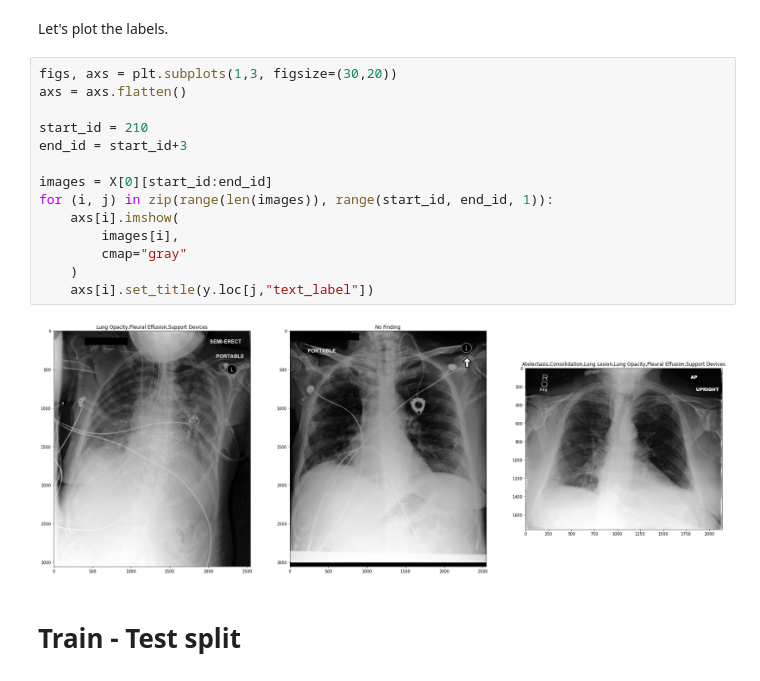
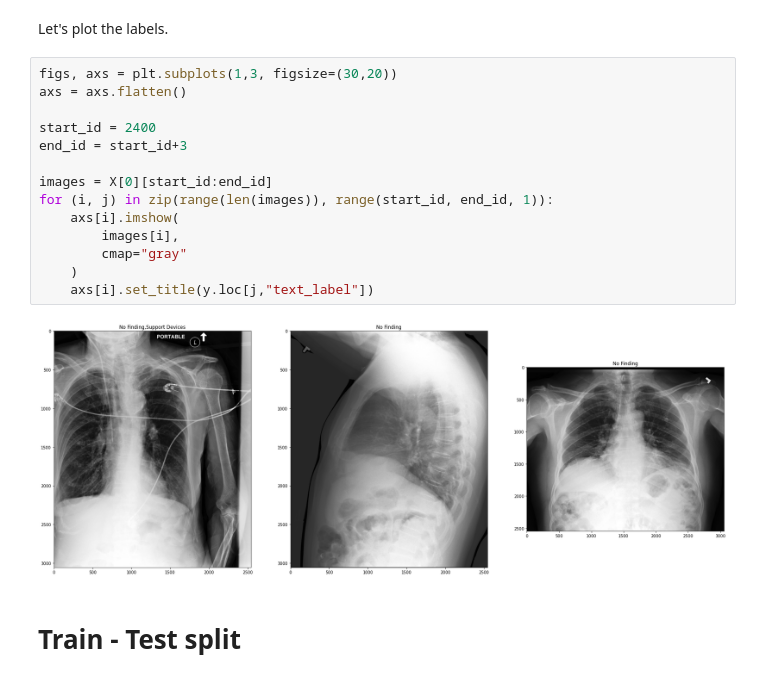
Before and after one commit to alibell/mimic_cxr_clustering, a Jupyter notebook: getting_started.ipynb, the cells around one changed output. Cells and saved outputs as stored; diff of their text form.

Commit message:
Changed getting started

```diff
--- a/getting_started.ipynb
+++ b/getting_started.ipynb
@@ -299,19 +299,19 @@ Let's plot the labels.
 # %%
 figs, axs = plt.subplots(1,3, figsize=(30,20))
 axs = axs.flatten()
 
-start_id = 210
+start_id = 2400
 end_id = start_id+3
 
 images = X[0][start_id:end_id]
 for (i, j) in zip(range(len(images)), range(start_id, end_id, 1)):
     axs[i].imshow(
         images[i],
         cmap="gray"
     )
     axs[i].set_title(y.loc[j,"text_label"])
 # %% [output]
-[figure, old version]
+[figure, new version]
 # %% [markdown]
 # Train - Test split
 # %% [markdown]
```
Also changed, not shown: parts of 1 cell of this notebook.
